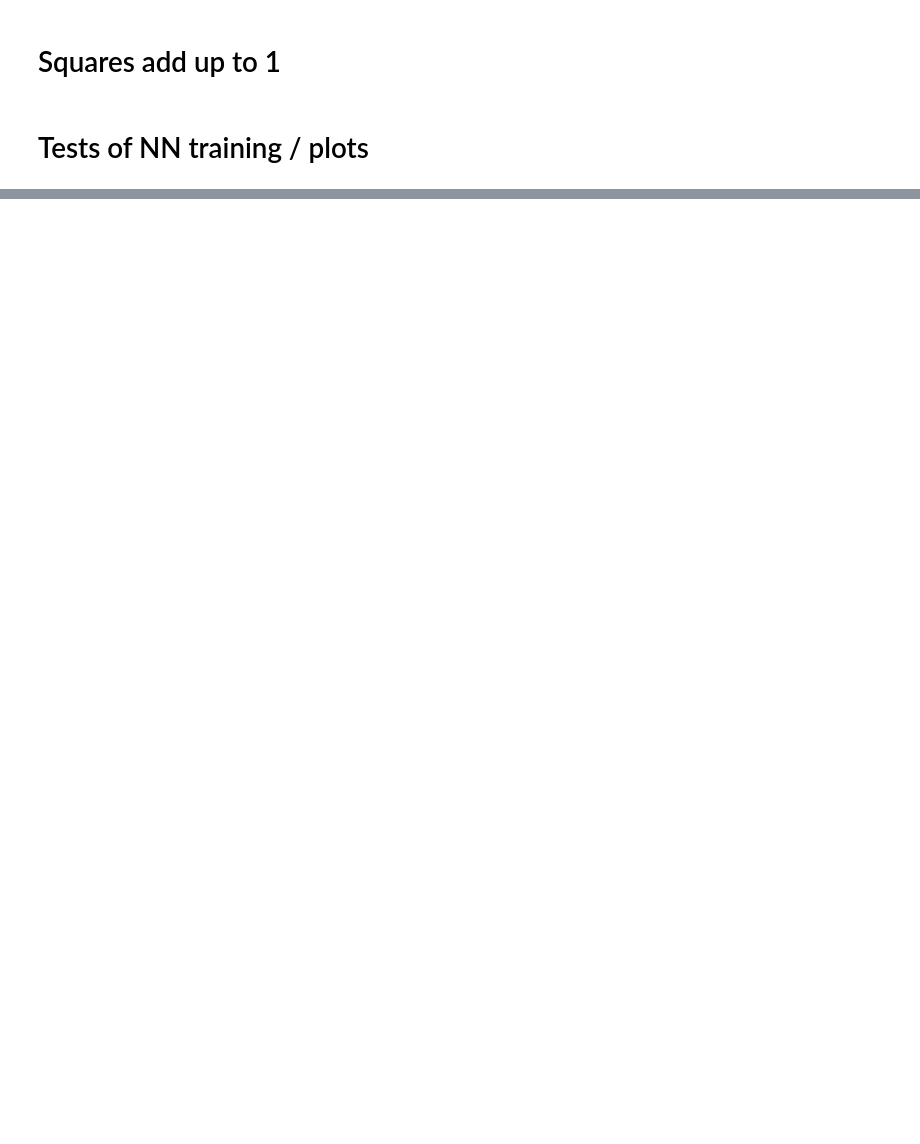
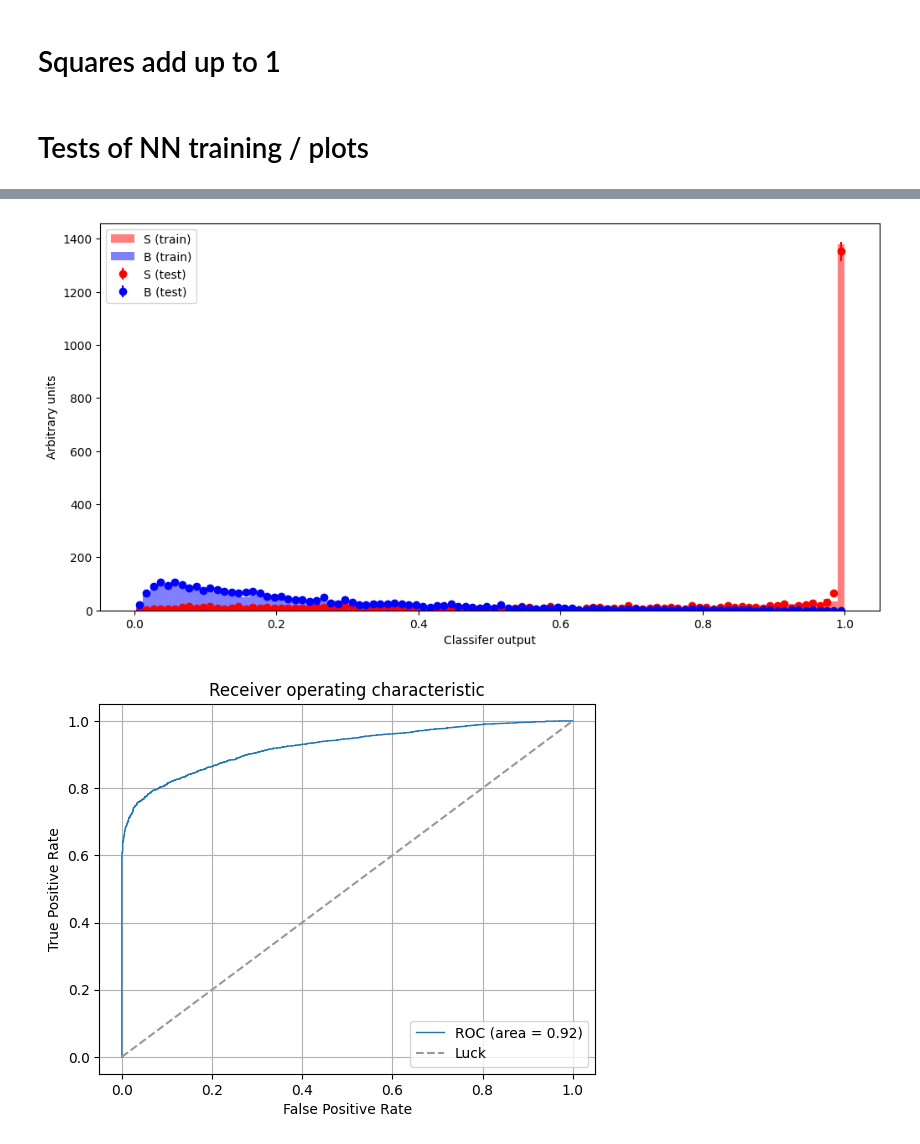
Before and after one commit to mattbellis/lost_in_translation_machine_learning, a Jupyter notebook: sandbox.ipynb, the cells around one changed output, grey strips where cells are left out. Cells and saved outputs as stored; diff of their text form; code cells hidden in the pictures; blank space fills up the shorter version.

```diff
--- a/sandbox.ipynb
+++ b/sandbox.ipynb
@@ -38,0 +66,5 @@ lit.histfunc(mydataset)
+# %%
+w,b= lit.neuralnet(dataset1, dataset2, num_hidden_layers=3, wantplots=True)
+# %% [output]
+[figure, added]
+[figure, added]
```
Also changed, not shown: parts of 5 cells of this notebook, 1 other file.
